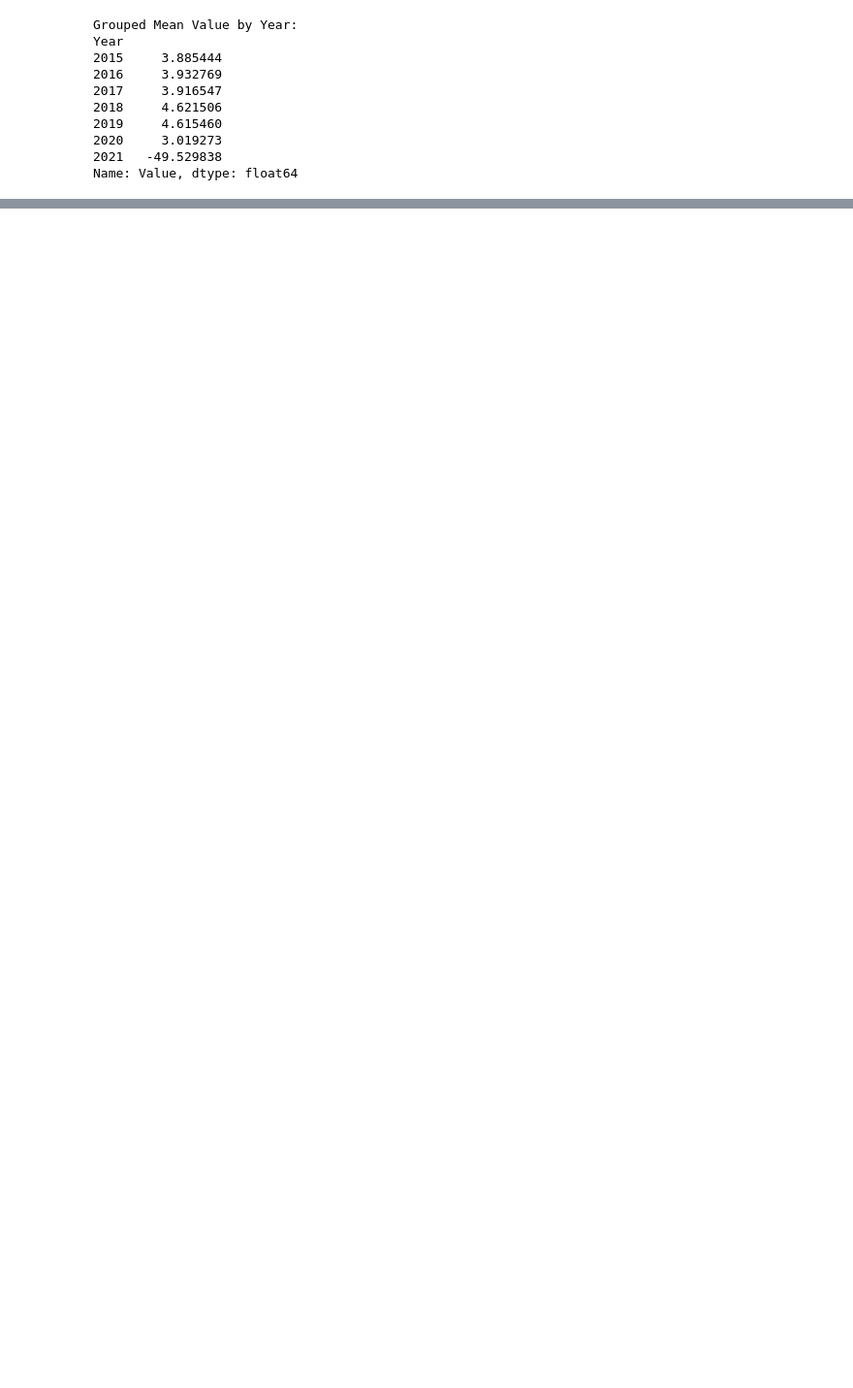
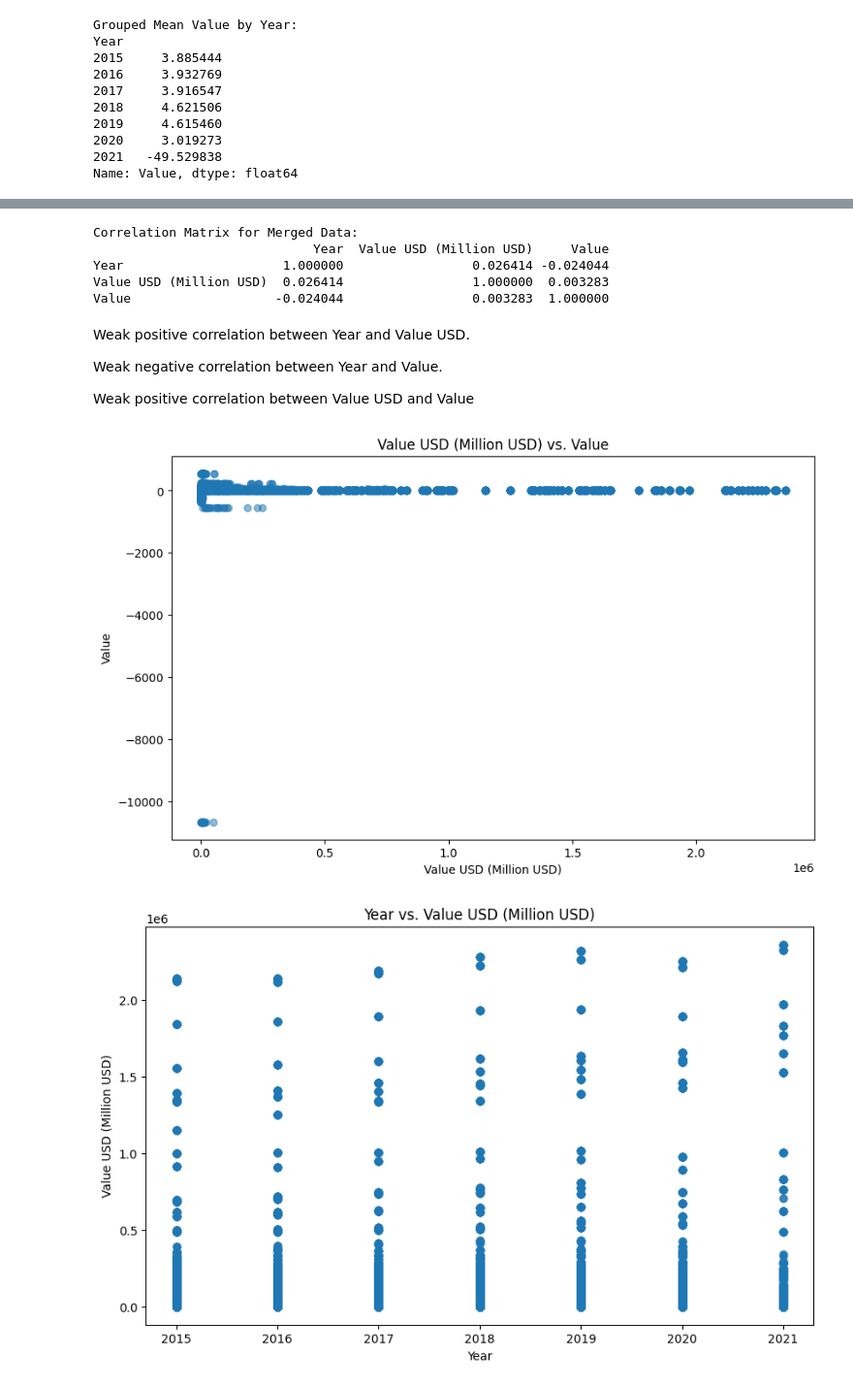
Before and after one commit to klbailey/ADA, a Jupyter notebook: Capstone.ipynb, the cells around one changed output, grey strips where cells are left out. Shown at 97% size. Cells and saved outputs as stored; diff of their text form; code cells hidden in the pictures; blank space fills up the shorter version.

```diff
--- a/Capstone.ipynb
+++ b/Capstone.ipynb
@@ -863,0 +918,50 @@ Name: Value, dtype: float64
+# %%
+# Load the merged dataset
+merged_data = pd.read_csv('merged.csv')
+
+# Select only numerical columns for correlation matrix
+numerical_data = merged_data.select_dtypes(include=['float64', 'int64'])
+
+# Correlation matrix for merged data
+correlation_merged = numerical_data.corr()
+print("\nCorrelation Matrix for Merged Data:")
+print(correlation_merged)
+# %% [output]
+Correlation Matrix for Merged Data:
+                             Year  Value USD (Million USD)     Value
+Year                     1.000000                 0.026414 -0.024044
+Value USD (Million USD)  0.026414                 1.000000  0.003283
+Value                   -0.024044                 0.003283  1.000000
+# %% [markdown]
+Weak positive correlation between Year and Value USD.
+
+Weak negative correlation between Year and Value.
+
+Weak positive correlation between Value USD and Value
+# %%
+# Scatter plot: Value USD (Million USD) vs. Value
+plt.figure(figsize=(10, 6))
+plt.scatter(merged_data['Value USD (Million USD)'], merged_data['Value'], alpha=0.5)
+plt.title('Value USD (Million USD) vs. Value')
+plt.xlabel('Value USD (Million USD)')
+plt.ylabel('Value')
+plt.show()
+
+# Scatter plot: Year vs. Value USD (Million USD)
+plt.figure(figsize=(10, 6))
+plt.scatter(merged_data['Year'], merged_data['Value USD (Million USD)'], alpha=0.5)
+plt.title('Year vs. Value USD (Million USD)')
+plt.xlabel('Year')
+plt.ylabel('Value USD (Million USD)')
+plt.show()
+
+# Scatter plot: Year vs. Value
+plt.figure(figsize=(10, 6))
+plt.scatter(merged_data['Year'], merged_data['Value'], alpha=0.5)
+plt.title('Year vs. Value')
+plt.xlabel('Year')
+plt.ylabel('Value')
+plt.show()
+# %% [output]
+[figure, added]
+[figure, added]
```
Also changed, not shown: parts of 52 cells of this notebook.
